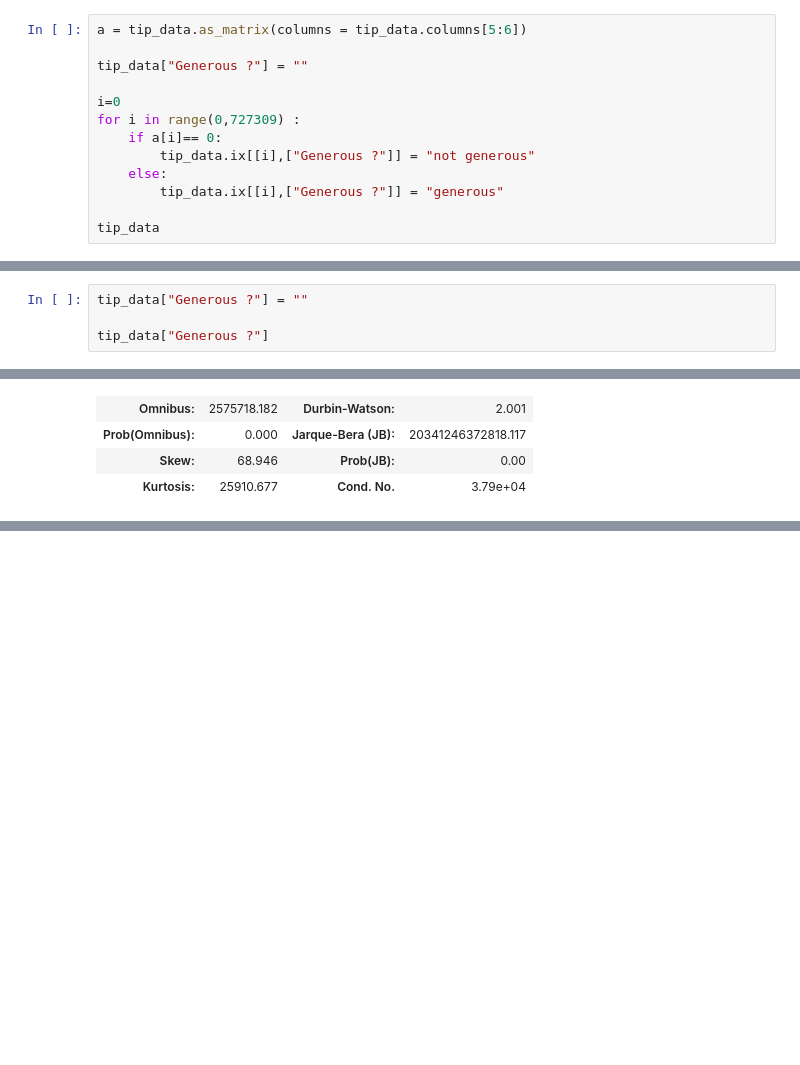
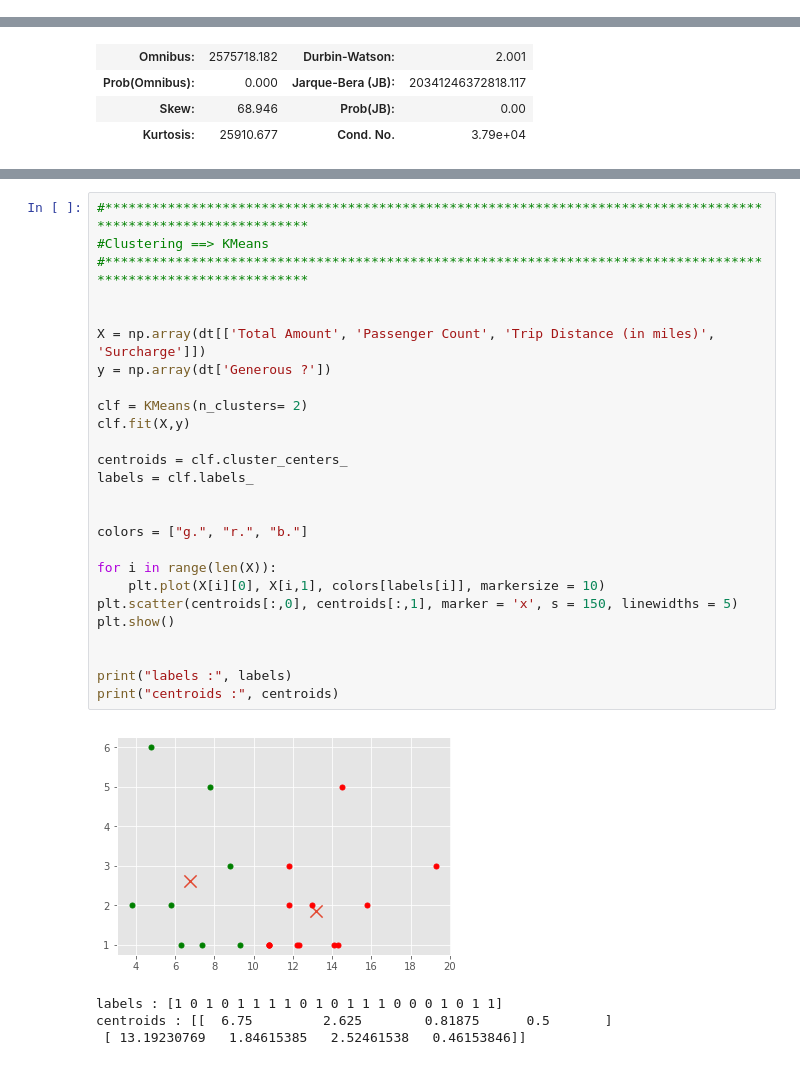
Before and after one commit to rapha94/NYC_Taxis, a Jupyter notebook: project.ipynb, the cells around one changed output, grey strips where cells are left out. Drawn from its saved outputs; the diff is of its cells as text; blank space fills up the shorter version.

Commit message:
Added Clustering KMeans & Classification KNN

```diff
--- a/project.ipynb
+++ b/project.ipynb
@@ -207,13 +255,0 @@ tip_data.tail()
-# %%
-a = tip_data.as_matrix(columns = tip_data.columns[5:6])
-
-tip_data["Generous ?"] = ""
-
-i=0
-for i in range(0,727309) :
-    if a[i]== 0:
-        tip_data.ix[[i],["Generous ?"]] = "not generous"
-    else:
-        tip_data.ix[[i],["Generous ?"]] = "generous"
-
-tip_data
@@ -231,7 +256,3 @@ See the caveats in the documentation: http://pandas.pydata.org/pandas-docs/stabl
-# %%
-tip_data["Generous ?"] = ""
-
-tip_data["Generous ?"]
 # %%
 #https://towardsdatascience.com/simple-and-multiple-linear-regression-in-python-c928425168f9
 
@@ -376,0 +421,31 @@ i = 0
+# %%
+#***************************************************************************************************************
+#Clustering ==> KMeans
+#***************************************************************************************************************
+
+
+X = np.array(dt[['Total Amount', 'Passenger Count', 'Trip Distance (in miles)', 'Surcharge']])
+y = np.array(dt['Generous ?'])
+
+clf = KMeans(n_clusters= 2)
+clf.fit(X,y)
+
+centroids = clf.cluster_centers_
+labels = clf.labels_
+
+
+colors = ["g.", "r.", "b."]
+
+for i in range(len(X)):
+    plt.plot(X[i][0], X[i,1], colors[labels[i]], markersize = 10)
+plt.scatter(centroids[:,0], centroids[:,1], marker = 'x', s = 150, linewidths = 5)
+plt.show()
+
+
+print("labels :", labels)
+print("centroids :", centroids)
+# %% [output]
+[figure, added]
+labels : [1 0 1 0 1 1 1 1 0 1 0 1 1 1 0 0 0 1 0 1 1]
+centroids : [[  6.75         2.625        0.81875      0.5       ]
+ [ 13.19230769   1.84615385   2.52461538   0.46153846]]
```
Also changed, not shown: parts of 20 cells of this notebook, 3 other files.
